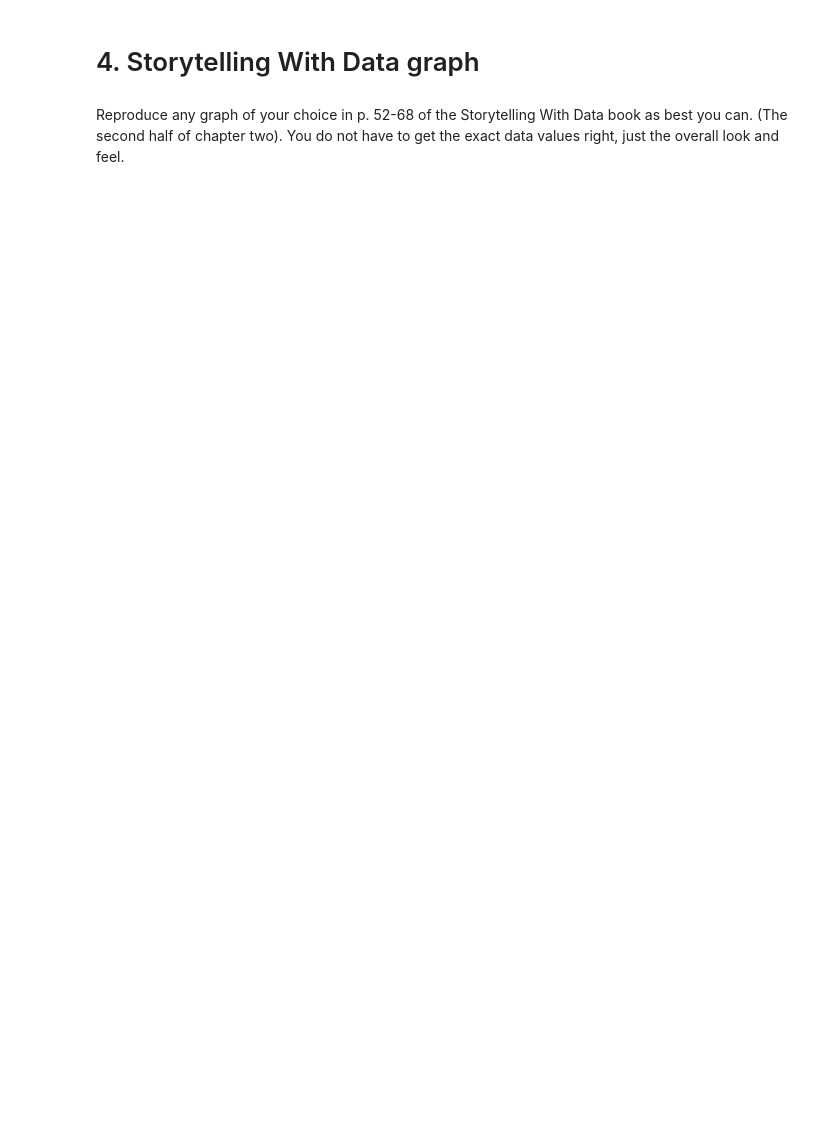
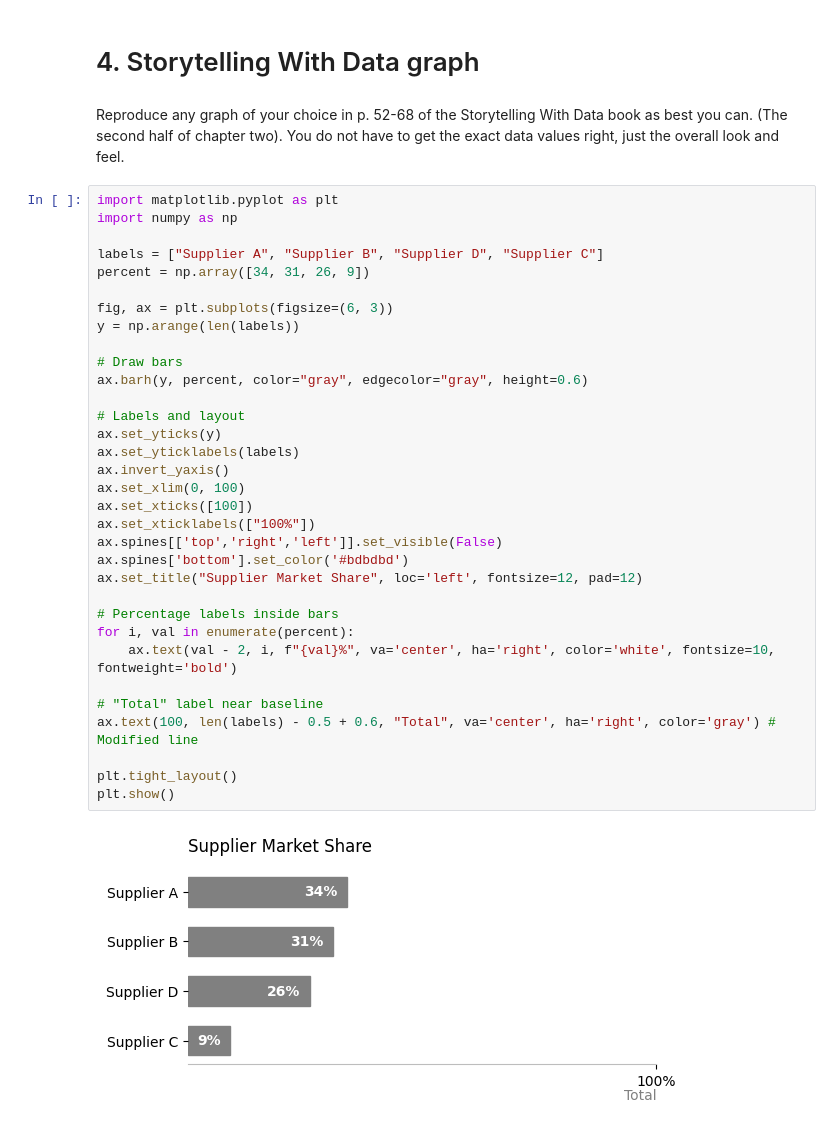
Before and after one commit to salil82/Module-B-semester-2, a Jupyter notebook: OMDS-ModB2-Week4-Deshpande-Salil.ipynb, the cells around one changed output. Saved outputs shown, nothing was run; the diff lists cells and outputs as text; blank space fills up the shorter version.

```diff
--- a/OMDS-ModB2-Week4-Deshpande-Salil.ipynb
+++ b/OMDS-ModB2-Week4-Deshpande-Salil.ipynb
@@ -65,3 +271,38 @@ This week, you will do the same types of exercises as last week, but you should
 # 4. Storytelling With Data graph
 # %% [markdown]
 Reproduce any graph of your choice in p. 52-68 of the Storytelling With Data book as best you can.  (The second half of chapter two).  You do not have to get the exact data values right, just the overall look and feel.
+# %%
+import matplotlib.pyplot as plt
+import numpy as np
+
+labels = ["Supplier A", "Supplier B", "Supplier D", "Supplier C"]
+percent = np.array([34, 31, 26, 9])
+
+fig, ax = plt.subplots(figsize=(6, 3))
+y = np.arange(len(labels))
+
+# Draw bars
+ax.barh(y, percent, color="gray", edgecolor="gray", height=0.6)
+
+# Labels and layout
+ax.set_yticks(y)
+ax.set_yticklabels(labels)
+ax.invert_yaxis()
+ax.set_xlim(0, 100)
+ax.set_xticks([100])
+ax.set_xticklabels(["100%"])
+ax.spines[['top','right','left']].set_visible(False)
+ax.spines['bottom'].set_color('#bdbdbd')
+ax.set_title("Supplier Market Share", loc='left', fontsize=12, pad=12)
+
+# Percentage labels inside bars
+for i, val in enumerate(percent):
+    ax.text(val - 2, i, f"{val}%", va='center', ha='right', color='white', fontsize=10, fontweight='bold')
+
+# "Total" label near baseline
+ax.text(100, len(labels) - 0.5 + 0.6, "Total", va='center', ha='right', color='gray') # Modified line
+
+plt.tight_layout()
+plt.show()
+# %% [output]
+[figure, added]
```
Also changed, not shown: parts of 10 cells of this notebook.
